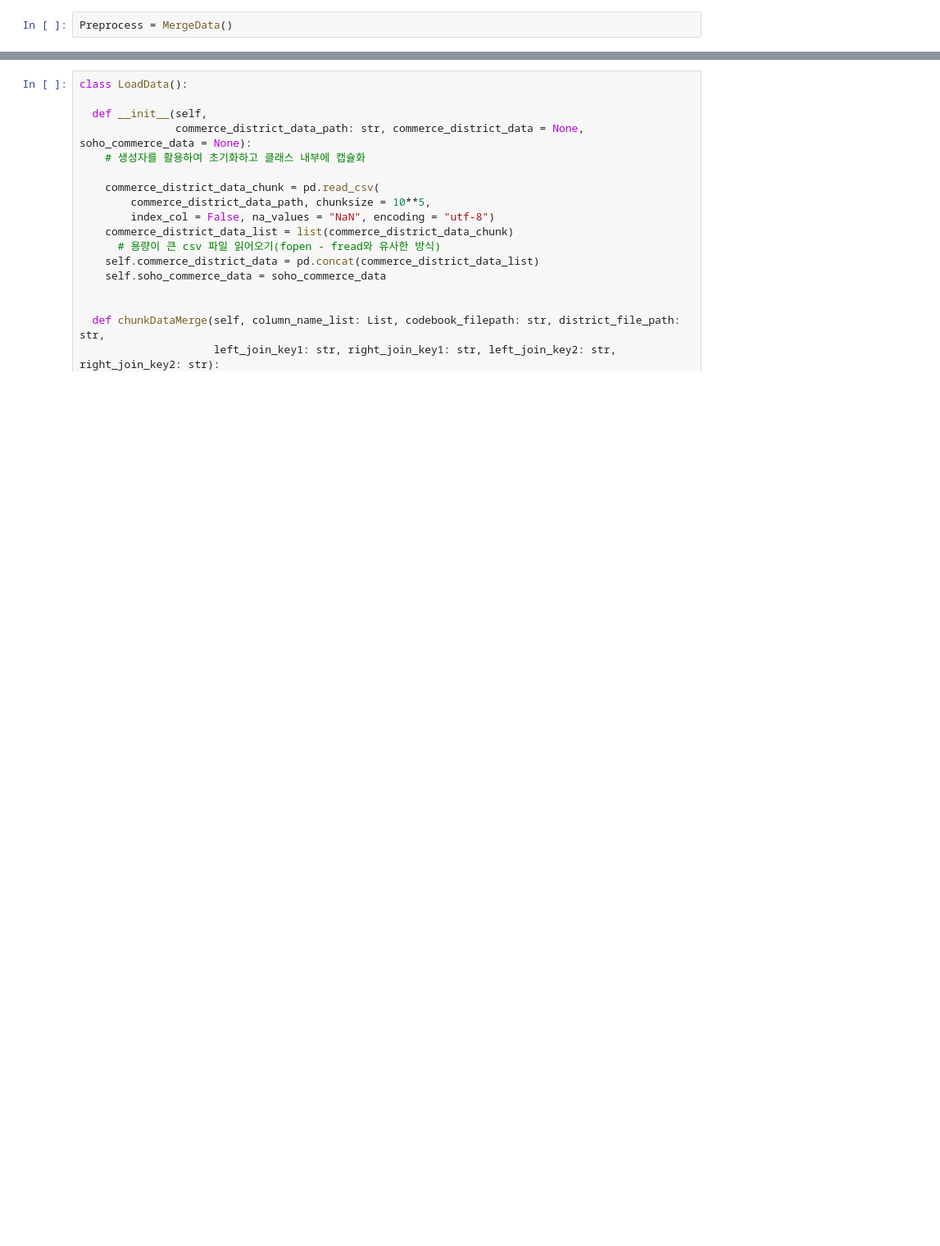
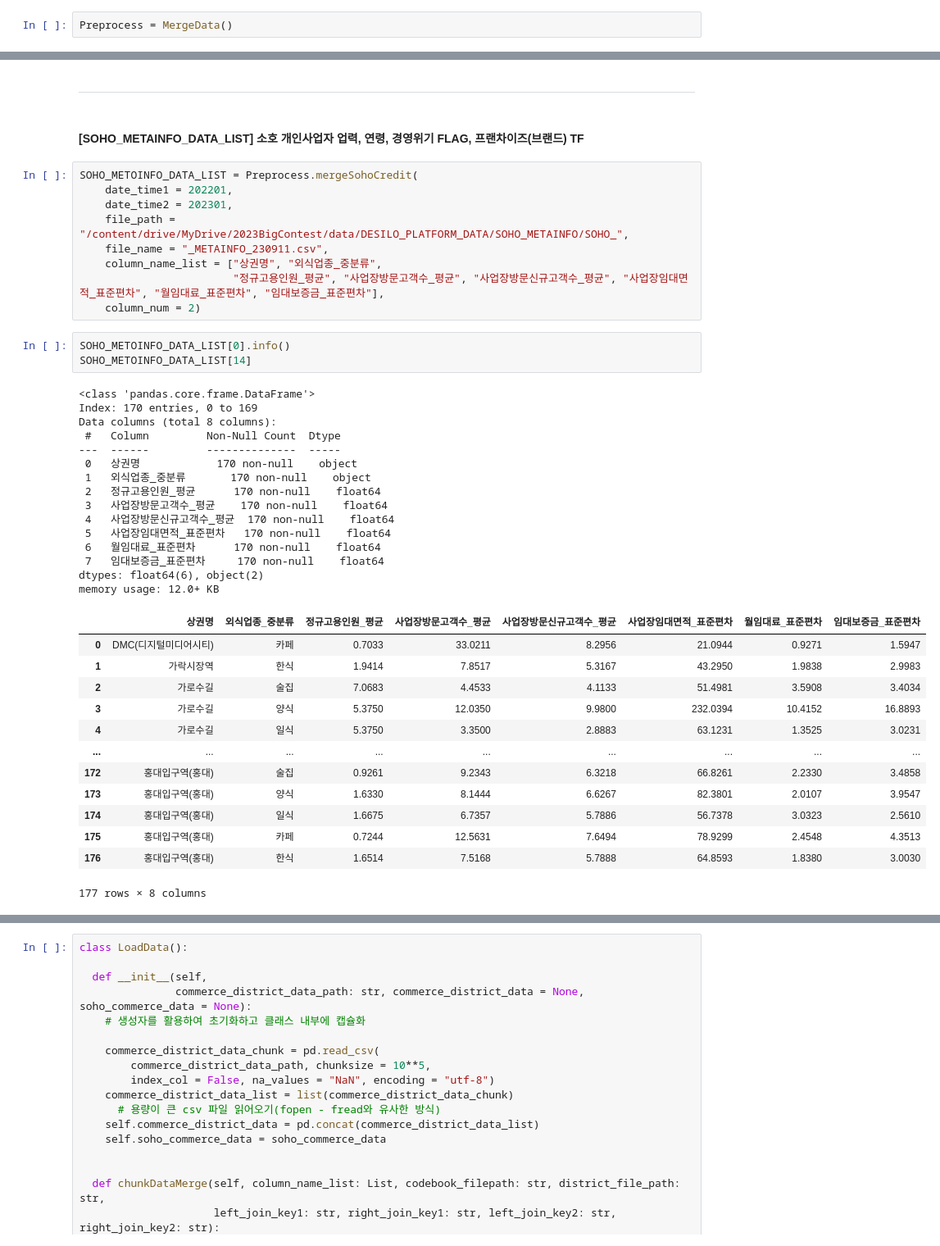
Before and after one commit to Gayeon6423/2023BigContest, a Jupyter notebook: [KCD_SOHO]_DATA_MERGE.ipynb, the cells around one changed output, grey strips where cells are left out. Shown at 82% size. Cells and saved outputs as stored; diff of their text form; blank space fills up the shorter version.

```diff
--- a/[KCD_SOHO]_DATA_MERGE.ipynb
+++ b/[KCD_SOHO]_DATA_MERGE.ipynb
@@ -94,0 +190,45 @@ None
+# %% [markdown]
+---
+# %% [markdown]
+#### [SOHO_METAINFO_DATA_LIST] 소호 개인사업자 업력, 연령, 경영위기 FLAG, 프랜차이즈(브랜드) TF
+# %%
+SOHO_METOINFO_DATA_LIST = Preprocess.mergeSohoCredit(
+    date_time1 = 202201,
+    date_time2 = 202301,
+    file_path = "/content/drive/MyDrive/2023BigContest/data/DESILO_PLATFORM_DATA/SOHO_METAINFO/SOHO_",
+    file_name = "_METAINFO_230911.csv",
+    column_name_list = ["상권명", "외식업종_중분류",
+                        "정규고용인원_평균", "사업장방문고객수_평균", "사업장방문신규고객수_평균", "사업장임대면적_표준편차", "월임대료_표준편차", "임대보증금_표준편차"],
+    column_num = 2)
+# %%
+SOHO_METOINFO_DATA_LIST[0].info()
+SOHO_METOINFO_DATA_LIST[14]
+# %% [output]
+<class 'pandas.core.frame.DataFrame'>
+Index: 170 entries, 0 to 169
+Data columns (total 8 columns):
+ #   Column         Non-Null Count  Dtype
+---  ------         --------------  -----
+ 0   상권명            170 non-null    object
+ 1   외식업종_중분류       170 non-null    object
+ 2   정규고용인원_평균      170 non-null    float64
+ 3   사업장방문고객수_평균    170 non-null    float64
+ 4   사업장방문신규고객수_평균  170 non-null    float64
+ 5   사업장임대면적_표준편차   170 non-null    float64
+ 6   월임대료_표준편차      170 non-null    float64
+ 7   임대보증금_표준편차     170 non-null    float64
+dtypes: float64(6), object(2)
+memory usage: 12.0+ KB
+|  | 상권명 | 외식업종_중분류 | 정규고용인원_평균 | 사업장방문고객수_평균 | 사업장방문신규고객수_평균 | 사업장임대면적_표준편차 | 월임대료_표준편차 | 임대보증금_표준편차 |
+| 0 | DMC(디지털미디어시티) | 카페 | 0.7033 | 33.0211 | 8.2956 | 21.0944 | 0.9271 | 1.5947 |
+| 1 | 가락시장역 | 한식 | 1.9414 | 7.8517 | 5.3167 | 43.2950 | 1.9838 | 2.9983 |
+| 2 | 가로수길 | 술집 | 7.0683 | 4.4533 | 4.1133 | 51.4981 | 3.5908 | 3.4034 |
+| 3 | 가로수길 | 양식 | 5.3750 | 12.0350 | 9.9800 | 232.0394 | 10.4152 | 16.8893 |
+| 4 | 가로수길 | 일식 | 5.3750 | 3.3500 | 2.8883 | 63.1231 | 1.3525 | 3.0231 |
+| ... | ... | ... | ... | ... | ... | ... | ... | ... |
+| 172 | 홍대입구역(홍대) | 술집 | 0.9261 | 9.2343 | 6.3218 | 66.8261 | 2.2330 | 3.4858 |
+| 173 | 홍대입구역(홍대) | 양식 | 1.6330 | 8.1444 | 6.6267 | 82.3801 | 2.0107 | 3.9547 |
+| 174 | 홍대입구역(홍대) | 일식 | 1.6675 | 6.7357 | 5.7886 | 56.7378 | 3.0323 | 2.5610 |
+| 175 | 홍대입구역(홍대) | 카페 | 0.7244 | 12.5631 | 7.6494 | 78.9299 | 2.4548 | 4.3513 |
+| 176 | 홍대입구역(홍대) | 한식 | 1.6514 | 7.5168 | 5.7888 | 64.8593 | 1.8380 | 3.0030 |
+177 rows × 8 columns
```
Also changed, not shown: parts of 21 cells of this notebook.
